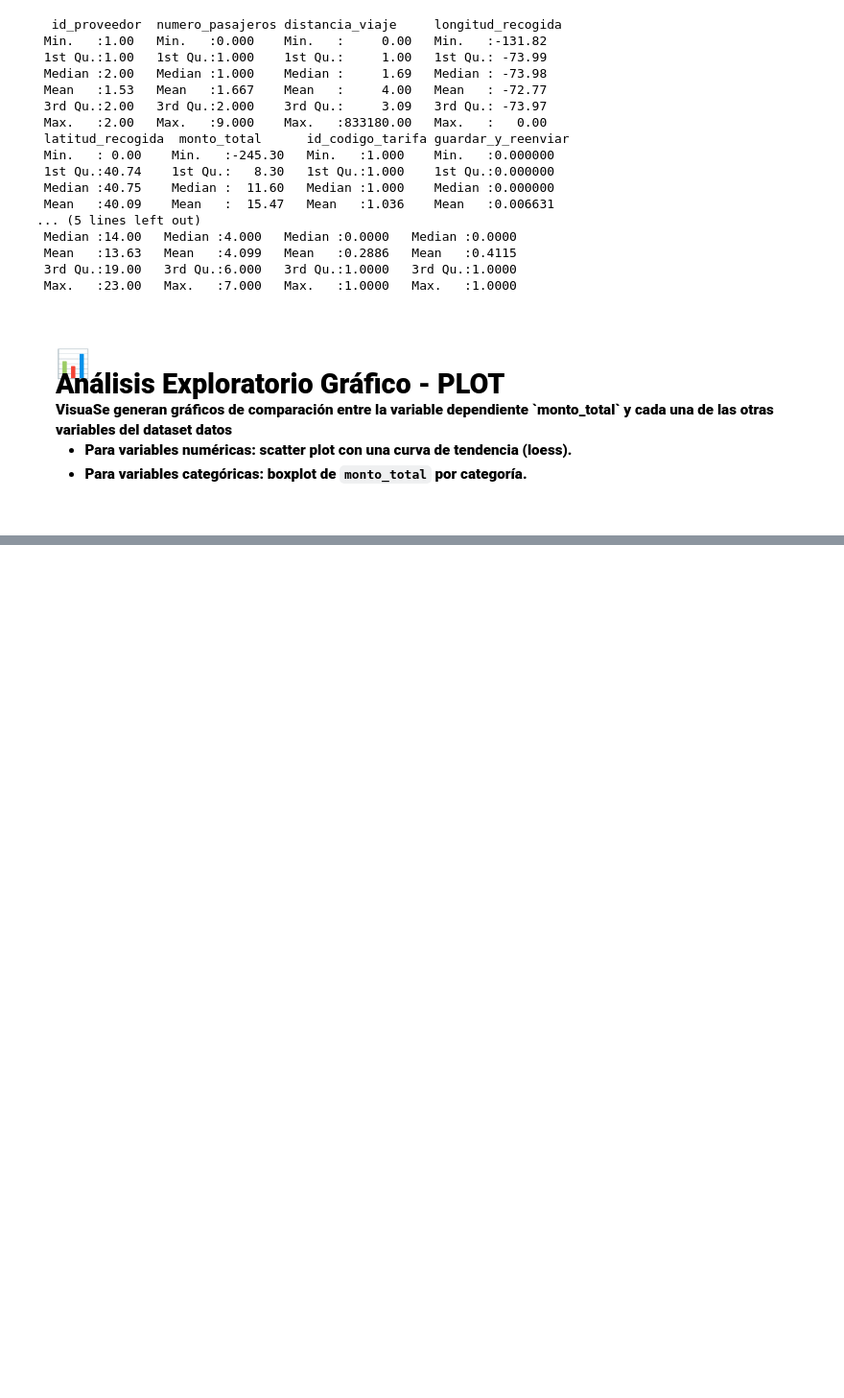
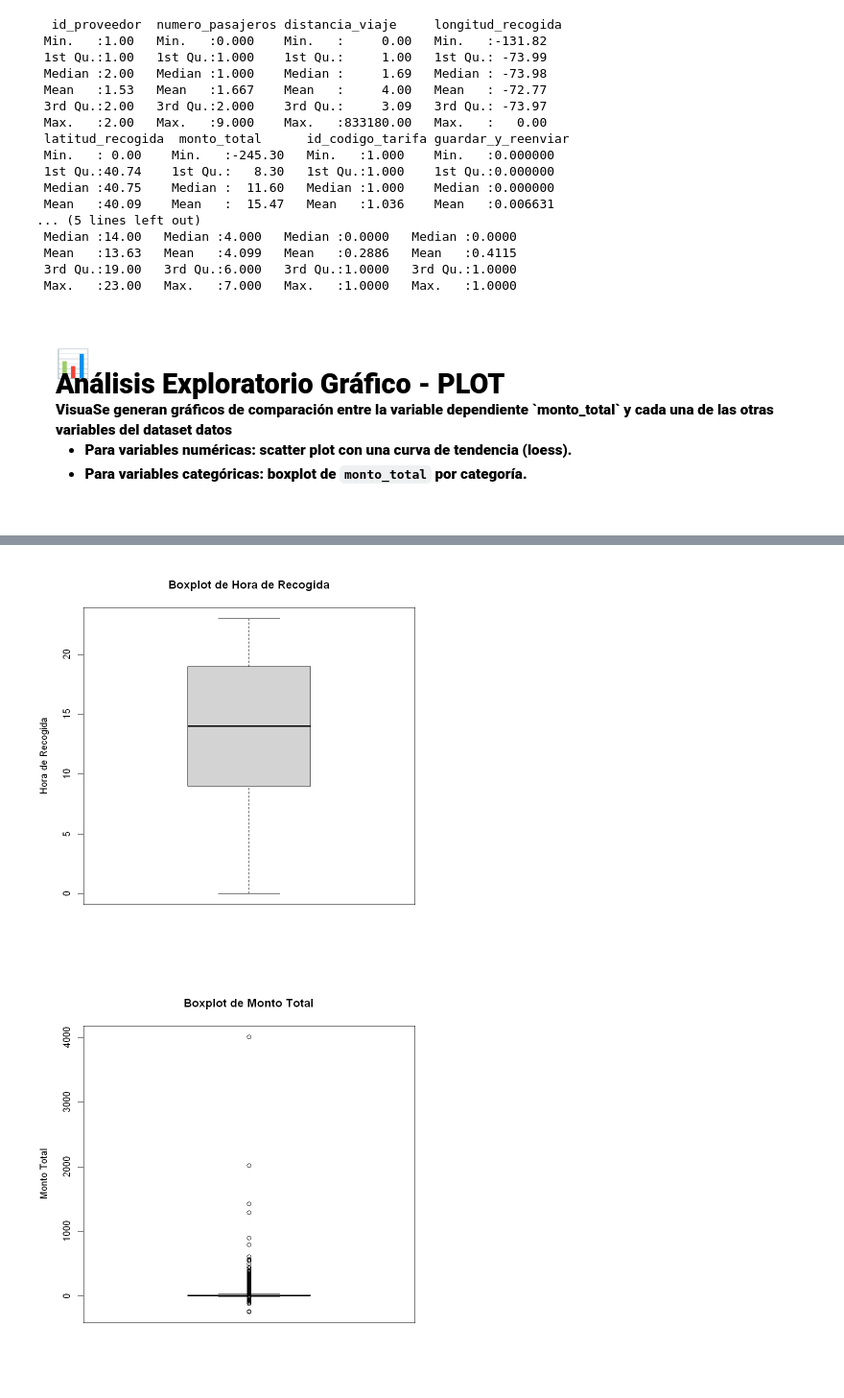
Before and after one commit to RosariosTijeras/Autonomos-Modelamiento, a Jupyter notebook: Autonomos/Autonomo_2/R_Notebooks/analisis.ipynb, the cells around one changed output, grey strips where cells are left out. Shown at 96% size. Drawn from its saved outputs; the diff is of its cells as text; code cells hidden in the pictures; blank space fills up the shorter version.

```diff
--- a/Autonomos/Autonomo_2/R_Notebooks/analisis.ipynb
+++ b/Autonomos/Autonomo_2/R_Notebooks/analisis.ipynb
@@ -611,0 +596,9 @@ F-statistic: 154.5 on 8 and 913740 DF,  p-value: < 2.2e-16
+# %%
+boxplot(datos$hora_recogida, main="Boxplot de Hora de Recogida", ylab="Hora de Recogida", col="lightgray")
+boxplot(datos$monto_total, main="Boxplot de Monto Total", ylab="Monto Total", col="lightsteelblue")
+boxplot(datos$distancia_viaje, main="Boxplot de Distancia de Viaje", ylab="Distancia de Viaje", col="lightblue")
+
+##'id_proveedor''numero_pasajeros''distancia_viaje''longitud_recogida''latitud_recogida''longitud_dejada''latitud_dejada''monto_tarifa''extra''impuesto_mta''monto_propina''monto_peajes''recargo_mejora''monto_total'
+# %% [output]
+[figure, added]
+[figure, added]
```
Also changed, not shown: parts of 25 cells of this notebook.
